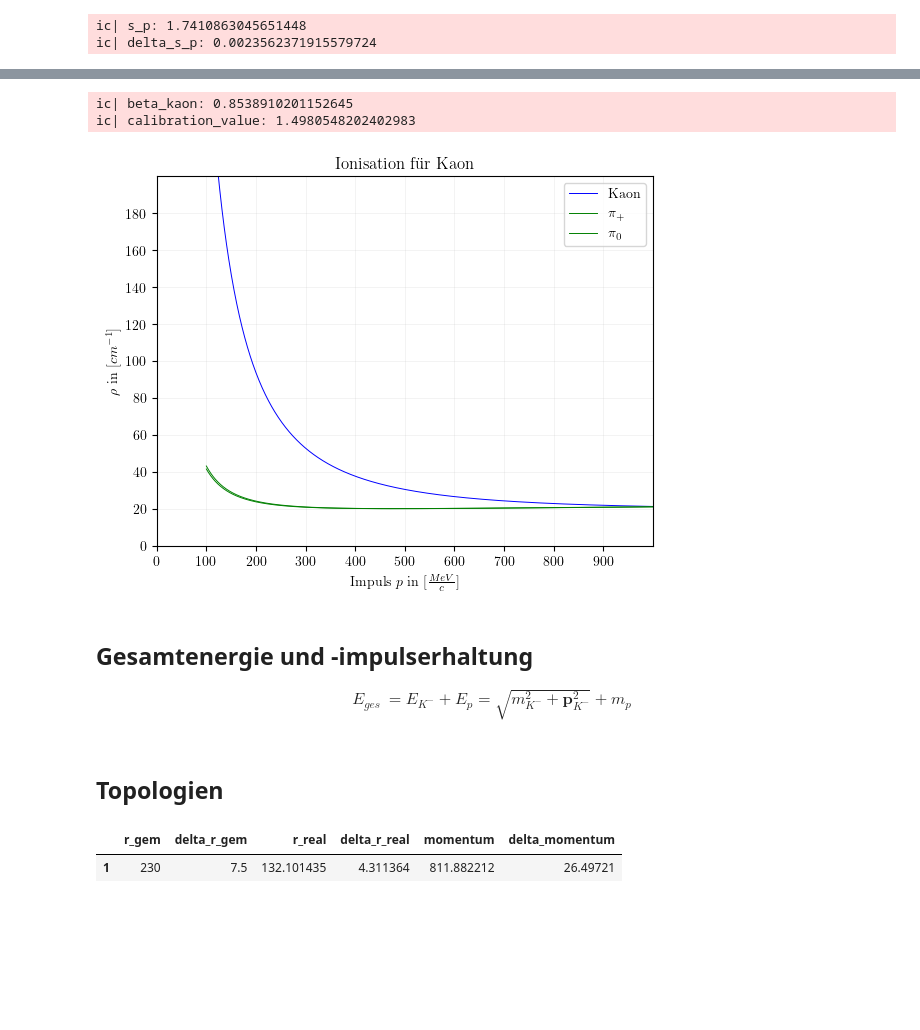
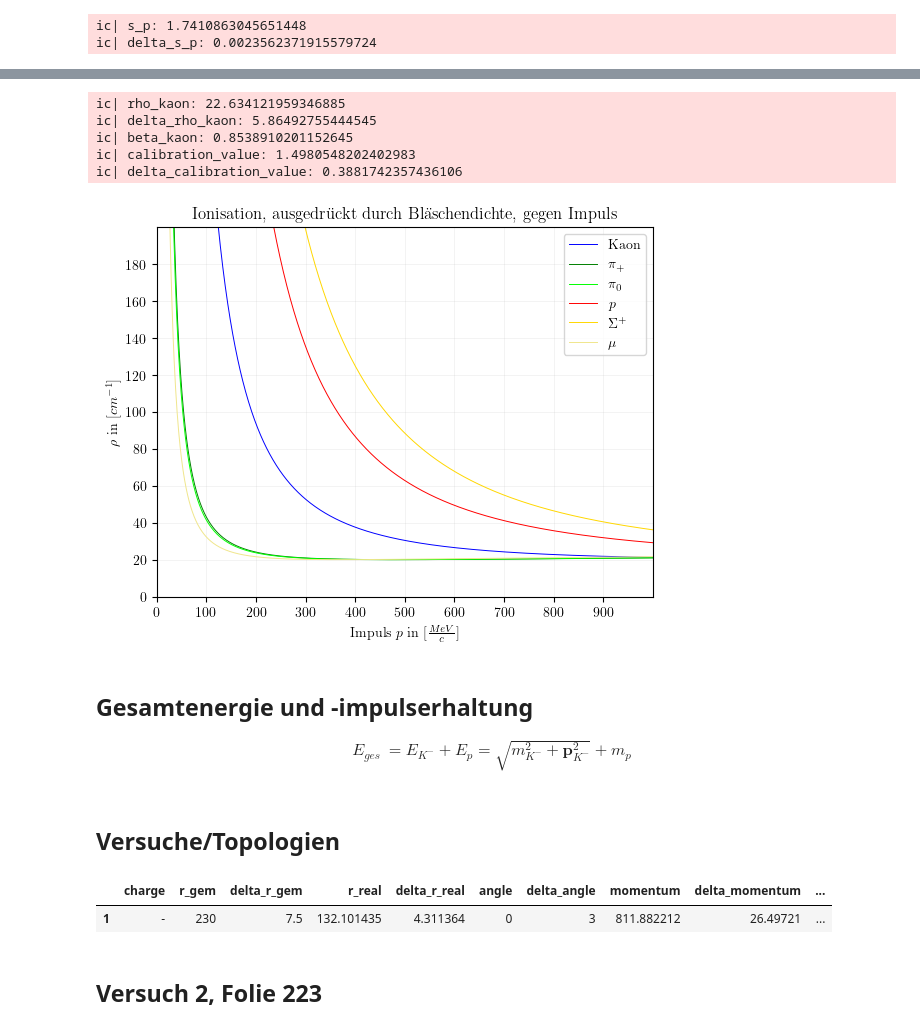
Before and after one commit to WackAlley/worksheet, a Jupyter notebook: labcourse21/calcsheet.ipynb, the cells around one changed output, grey strips where cells are left out. Saved outputs shown, nothing was run; the diff lists cells and outputs as text; code cells hidden in the pictures; blank space fills up the shorter version.

```diff
--- a/labcourse21/calcsheet.ipynb
+++ b/labcourse21/calcsheet.ipynb
@@ -113,56 +126,83 @@ Bläschendichte $\rho_{Bl}$
 # %%
-rho_kaon = 52 # (49, 55)
-rho_kaon = rho_kaon / (4/s_p) # per 4 cm -> per cm; länge mit vergrößerungsfaktor skaliert
+def delta_rho(rho_measured,delta_rho_measured_systematic):
+    delta_rho_measured_statistical = np.sqrt(rho_measured)
+    delta_rho_measured = delta_rho_measured_systematic + delta_rho_measured_statistical
+    delta_rho = np.sqrt( (delta_rho_measured / s_p)**2 + (rho_measured * delta_s_p / s_p**2)**2 )
+    return delta_rho
+
+rho_kaon_measured = 52 # (49, 55)
+delta_rho_kaon_measured_systematic = 3
+
+rho_kaon = rho_kaon_measured / (4/s_p) # per 4 cm -> per cm; länge mit vergrößerungsfaktor skaliert
+delta_rho_kaon = delta_rho(rho_kaon_measured, delta_rho_kaon_measured_systematic)
+
+ic(rho_kaon)
+ic(delta_rho_kaon)
 
 momentum_kaon = 810 # in MeV/c
 mass_kaon = 493.7 # in MeV/c^2 , same value for rest energy
 
+# some more values
 mass_pion_charged = 139.57 # in MeV/c
 mass_pion_zero = 135
+mass_proton = 938.27
+mass_sigma_plus = 1189
+mass_muon = 105.7 # same for both plus and minus
 
 # beta_kaon = np.sqrt( 1 - ( mass_kaon / (mass_kaon + momentum_kaon) )**2)
 beta_kaon = momentum_kaon/np.sqrt(mass_kaon**2 + momentum_kaon**2)
 ic(beta_kaon)
 
 # calibrated terms inside the bracket of the bethe bloch formula
 cal_bethebloch_log = np.log( (46880 * beta_kaon**2) / (1 - beta_kaon**2) )
 cal_bethebloch_logbybeta = cal_bethebloch_log / beta_kaon**2
 cal_bethebloch_bracket = cal_bethebloch_logbybeta - 1
 
 calibration_value = rho_kaon / cal_bethebloch_bracket
 ic(calibration_value)
 
+# error of calibration value
+delta_calibration_value = cal_bethebloch_bracket**(-1) * delta_rho_kaon
+ic(delta_calibration_value)
+
 def bubbledensity(calibrationfactor, mass, momentum):
+    with np.errstate(divide='ignore', invalid='ignore'):
+        # beta = np.sqrt( 1 - ( mass / (mass + momentum) )**2)
+        beta = momentum/np.sqrt(mass**2 + momentum**2)
+        beta = np.where(beta < 1e-2, 1e-2, beta)  # otherwise, numerical artifacts at p > 6
+        bethebloch_log = np.log( (46880 * beta**2) / (1 - beta**2) )
+        bethebloch_logbybeta = bethebloch_log / beta**2
+        bethebloch_bracket = bethebloch_logbybeta - 1
 
-    # beta = np.sqrt( 1 - ( mass / (mass + momentum) )**2)
-    beta = momentum/np.sqrt(mass**2 + momentum**2)
-
-    bethebloch_log = np.log( (46880 * beta**2) / (1 - beta**2) )
-    bethebloch_logbybeta = bethebloch_log / beta**2
-    bethebloch_bracket = bethebloch_logbybeta - 1
-
-    return calibrationfactor * bethebloch_bracket
+        return calibrationfactor * bethebloch_bracket
 
 
-p = np.linspace(100,1000, 1000)
+p = np.linspace(0,1000, 1000)
 fig, ax = plt.subplots()
 ax.plot(p, bubbledensity(calibration_value, mass_kaon, p), 'b', linewidth=.7, label='Kaon')
 ax.plot(p, bubbledensity(calibration_value, mass_pion_charged, p), 'g', linewidth=.7, label=f'$\\pi_+$')
-ax.plot(p, bubbledensity(calibration_value, mass_pion_zero, p), 'g', linewidth=.7, label=f'$\\pi_0$')
-ax.set_title('Ionisation für Kaon')
+ax.plot(p, bubbledensity(calibration_value, mass_pion_zero, p), 'lime', linewidth=.7, label=f'$\\pi_0$')
+ax.plot(p, bubbledensity(calibration_value, mass_proton, p), 'red', linewidth=.7, label=f'$p$')
+ax.plot(p, bubbledensity(calibration_value, mass_sigma_plus, p), 'gold', linewidth=.7, label=f'$\\Sigma^+$')
+ax.plot(p, bubbledensity(calibration_value, mass_muon, p), 'khaki', linewidth=.7, label=f'$\\mu$')
+
+ax.set_title('Ionisation, ausgedrückt durch Bläschendichte, gegen Impuls')
 ax.set_ylim([0, 200])
 ax.set_xlim([0,1000])
 ax.set(xlabel=f'Impuls $p$ in [$\\frac{{MeV}}{{c}}$]', ylabel=f' $\\rho$ in [$cm^{{-1}}$] ')
 ax.set_xticks(np.arange(0, 1000, 100))  # X-axis ticks from 0 to 10 with a step of 2
 ax.set_yticks(np.arange(0, 200, 20))
 ax.legend()
 ax.grid(True, linewidth=0.5, alpha=0.2)
-# plt.savefig("plots/Ionisation Kaon.pdf")
+plt.savefig("plots/Eichkurven.pdf")
 plt.show()
 # %% [output]
+ic| rho_kaon: 22.634121959346885
+ic| delta_rho_kaon: 5.86492755444545
 ic| beta_kaon: 0.8538910201152645
 ic| calibration_value: 1.4980548202402983
+ic| delta_calibration_value: 0.3881742357436106
-[figure, old version]
+[figure, new version]
 # %% [markdown]
 ## Gesamtenergie und -impulserhaltung
 
@@ -170,17 +210,19 @@ ic| calibration_value: 1.4980548202402983
     E_{ges} &= E_{K^{-}} + E_{p} = \sqrt{m^{2}_{K^{-}} + \mathbf{p}_{K^{-}}^{2} } + m_{p}
 \end{align}
 # %% [markdown]
-## Topologien
+## Versuche/Topologien
 # %%
 # Maßstabsetzung, Impuls = 810MeV/c
 r_gem1 = 230 # gemessener Krümmungsradius in cm
 delta_r_gem1 = 7.5
 
-df1 = parameterset(r_gem1, delta_r_gem1)[4]
+df1 = parameterset(r_gem1, delta_r_gem1, "-", rho_kaon, delta_rho_kaon, 0)[4]
 df1
 # %% [output]
-|  | r_gem | delta_r_gem | r_real | delta_r_real | momentum | delta_momentum |
-| 1 | 230 | 7.5 | 132.101435 | 4.311364 | 811.882212 | 26.49721 |
+|  | charge | r_gem | delta_r_gem | r_real | delta_r_real | angle | delta_angle | momentum | delta_momentum | ... |
+| 1 | - | 230 | 7.5 | 132.101435 | 4.311364 | 0 | 3 | 811.882212 | 26.49721 | ... |
+# %% [markdown]
+## Versuch 2, Folie 223
 # %%
 # Folie 223
 r_gem1 = 65
```
Also changed, not shown: parts of 22 cells of this notebook, 4 other files.
